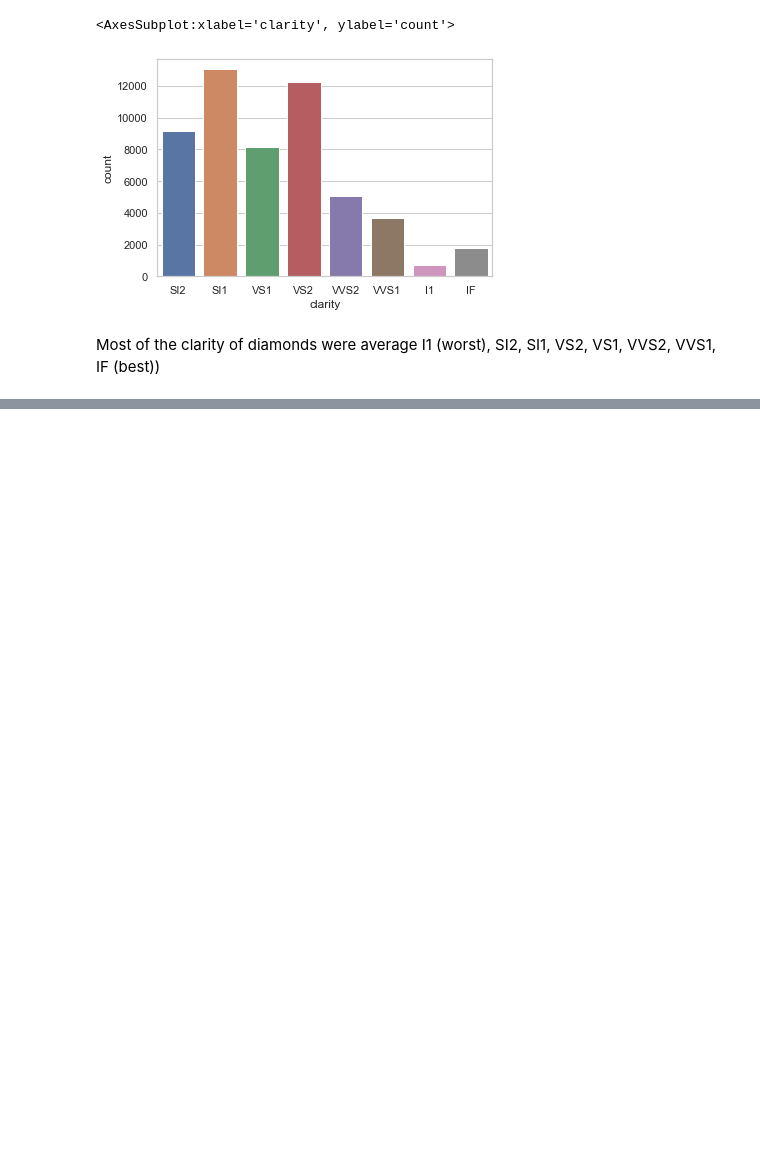
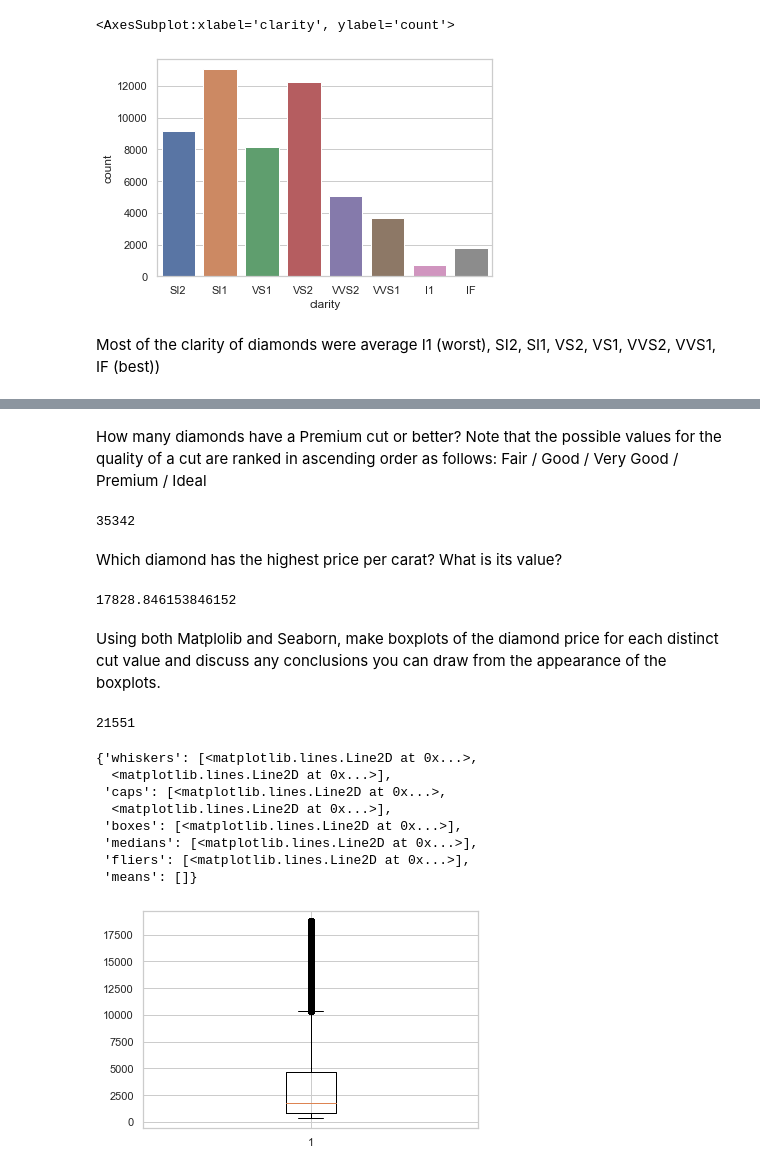
Before and after one commit to jonpb99/Data_Analytics_List_Comprehension, a Jupyter notebook: EDA/J_Bernard_Quiz1.ipynb, the cells around one changed output, grey strips where cells are left out. Cells and saved outputs as stored; diff of their text form; code cells hidden in the pictures; blank space fills up the shorter version.

```diff
--- a/EDA/J_Bernard_Quiz1.ipynb
+++ b/EDA/J_Bernard_Quiz1.ipynb
@@ -175,0 +221,34 @@ NameError: name 'count' is not defined
+# %% [markdown]
+How many diamonds have a Premium cut or better? Note that the possible values for the quality of a
+cut are ranked in ascending order as follows: Fair / Good / Very Good / Premium / Ideal
+# %%
+qd = sum((df['cut'] == 'Premium') | (df['cut'] == 'Ideal'))
+print(qd)
+# %% [output]
+35342
+# %% [markdown]
+Which diamond has the highest price per carat? What is its value?
+# %%
+df_ppc = df.copy()
+df_ppc['price_per_carat'] = df_ppc['price'] / df_ppc['carat']
+df_ppc['price_per_carat'].max()
+# %% [output]
+17828.846153846152
+# %% [markdown]
+Using both Matplolib and Seaborn, make boxplots of the diamond price for each distinct cut value and
+discuss any conclusions you can draw from the appearance of the boxplots.
+# %%
+df_ideal = df[df['cut'] == 'Ideal']
+print(len(df_ideal))
+mpl.boxplot(df_ideal['price'])
+# %% [output]
+21551
+{'whiskers': [<matplotlib.lines.Line2D at 0x...>,
+  <matplotlib.lines.Line2D at 0x...>],
+ 'caps': [<matplotlib.lines.Line2D at 0x...>,
+  <matplotlib.lines.Line2D at 0x...>],
+ 'boxes': [<matplotlib.lines.Line2D at 0x...>],
+ 'medians': [<matplotlib.lines.Line2D at 0x...>],
+ 'fliers': [<matplotlib.lines.Line2D at 0x...>],
+ 'means': []}
+[figure, added]
```
Also changed, not shown: parts of 21 cells of this notebook.
